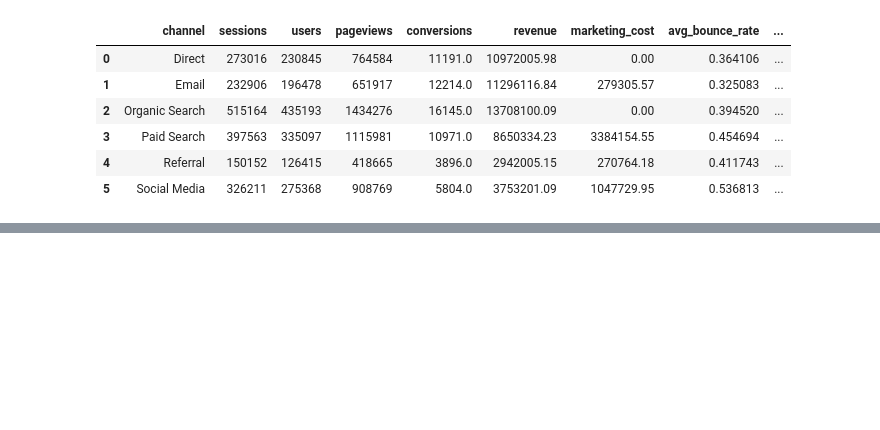
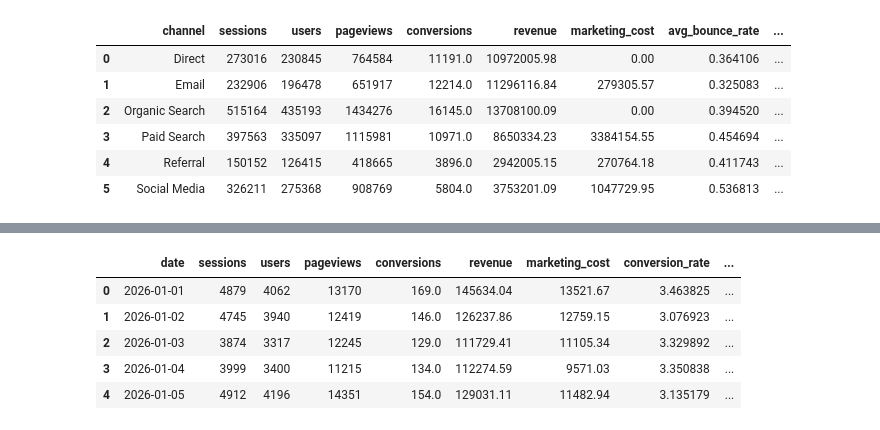
Before and after one commit to MagdalenaPersson/automated-report, a Jupyter notebook: 01_data_exploration.ipynb, the cells around one changed output, grey strips where cells are left out. Cells and saved outputs as stored; diff of their text form; code cells hidden in the pictures; blank space fills up the shorter version.

```diff
--- a/01_data_exploration.ipynb
+++ b/01_data_exploration.ipynb
@@ -110,0 +115,11 @@ device_kpis
+# %%
+daily_kpis = calculate_daily_kpis(df)
+
+daily_kpis.head()
+# %% [output]
+|  | date | sessions | users | pageviews | conversions | revenue | marketing_cost | conversion_rate | ... |
+| 0 | 2026-01-01 | 4879 | 4062 | 13170 | 169.0 | 145634.04 | 13521.67 | 3.463825 | ... |
+| 1 | 2026-01-02 | 4745 | 3940 | 12419 | 146.0 | 126237.86 | 12759.15 | 3.076923 | ... |
+| 2 | 2026-01-03 | 3874 | 3317 | 12245 | 129.0 | 111729.41 | 11105.34 | 3.329892 | ... |
+| 3 | 2026-01-04 | 3999 | 3400 | 11215 | 134.0 | 112274.59 | 9571.03 | 3.350838 | ... |
+| 4 | 2026-01-05 | 4912 | 4196 | 14351 | 154.0 | 129031.11 | 11482.94 | 3.135179 | ... |
```
Also changed, not shown: parts of 5 cells of this notebook, 3 other files.
